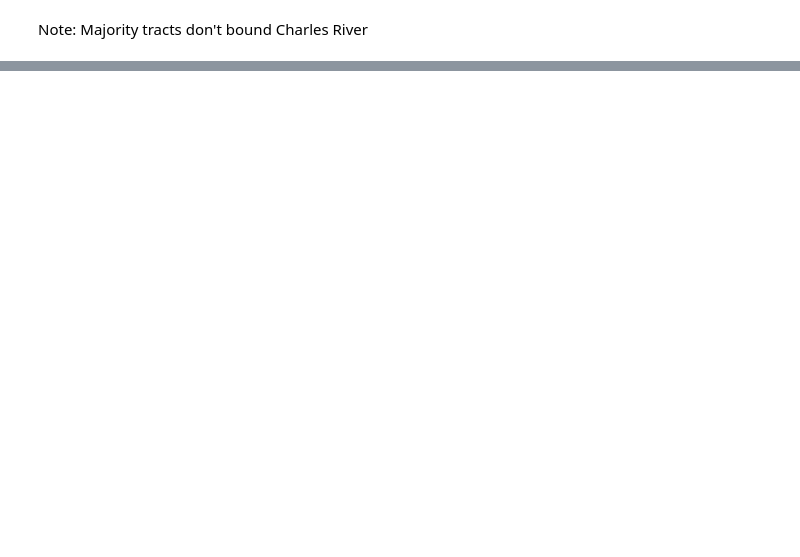
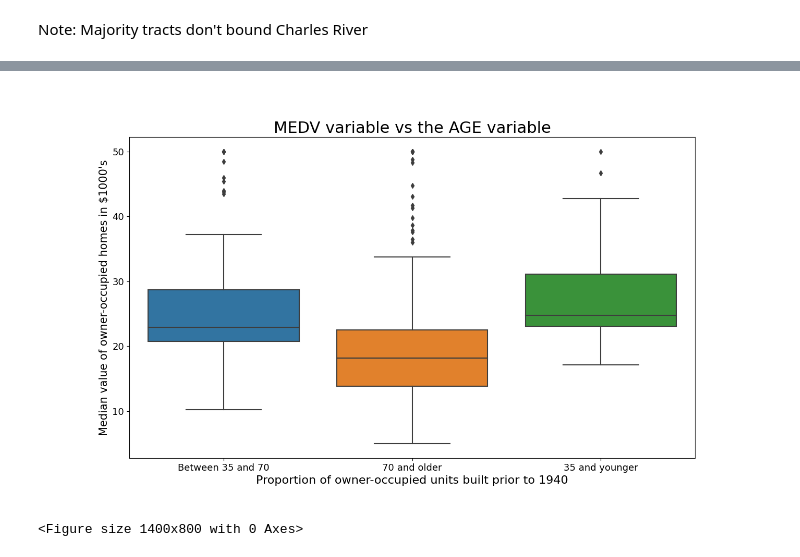
Before and after one commit to VIGHNESH1521/testrepo, a Jupyter notebook: Templates_Optional_Peer_Graded_Assignment.jupyterlite.ipynb, the cells around one changed output, grey strips where cells are left out. Saved outputs shown, nothing was run; the diff lists cells and outputs as text; code cells hidden in the pictures; blank space fills up the shorter version.

```diff
--- a/Templates_Optional_Peer_Graded_Assignment.jupyterlite.ipynb
+++ b/Templates_Optional_Peer_Graded_Assignment.jupyterlite.ipynb
@@ -413,0 +139,19 @@ pyplot.show()
+# %%
+# <b> 1.3 Provide a boxplot for the MEDV variable vs the AGE variable.
+# (Discretize the age variable into three groups of 35 years and younger, between 35 and 70 years and 70 years and older)</b>
+
+boston_df.loc[boston_df['AGE'] <= 30, 'Age_Group'] = "35 and younger"
+boston_df.loc[(boston_df['AGE'] > 30) & (boston_df['AGE'] < 70), 'Age_Group'] = "Between 35 and 70"
+boston_df.loc[(boston_df['AGE'] >= 70), 'Age_Group'] = "70 and older"
+# %%
+plt.figure(figsize=(14, 8))
+box = sns.boxplot(x = 'Age_Group', y = 'MEDV', data = boston_df)
+box.set_title("MEDV variable vs the AGE variable", fontsize = 22)
+box.set_xlabel("Proportion of owner-occupied units built prior to 1940", fontsize = 16)
+box.set_ylabel("Median value of owner-occupied homes in $1000's", fontsize = 15)
+box.tick_params(labelsize=13)
+
+plt.show()
+# %% [output]
+[figure, added]
+<Figure size 1400x800 with 0 Axes>
```
Also changed, not shown: parts of 63 cells of this notebook.
